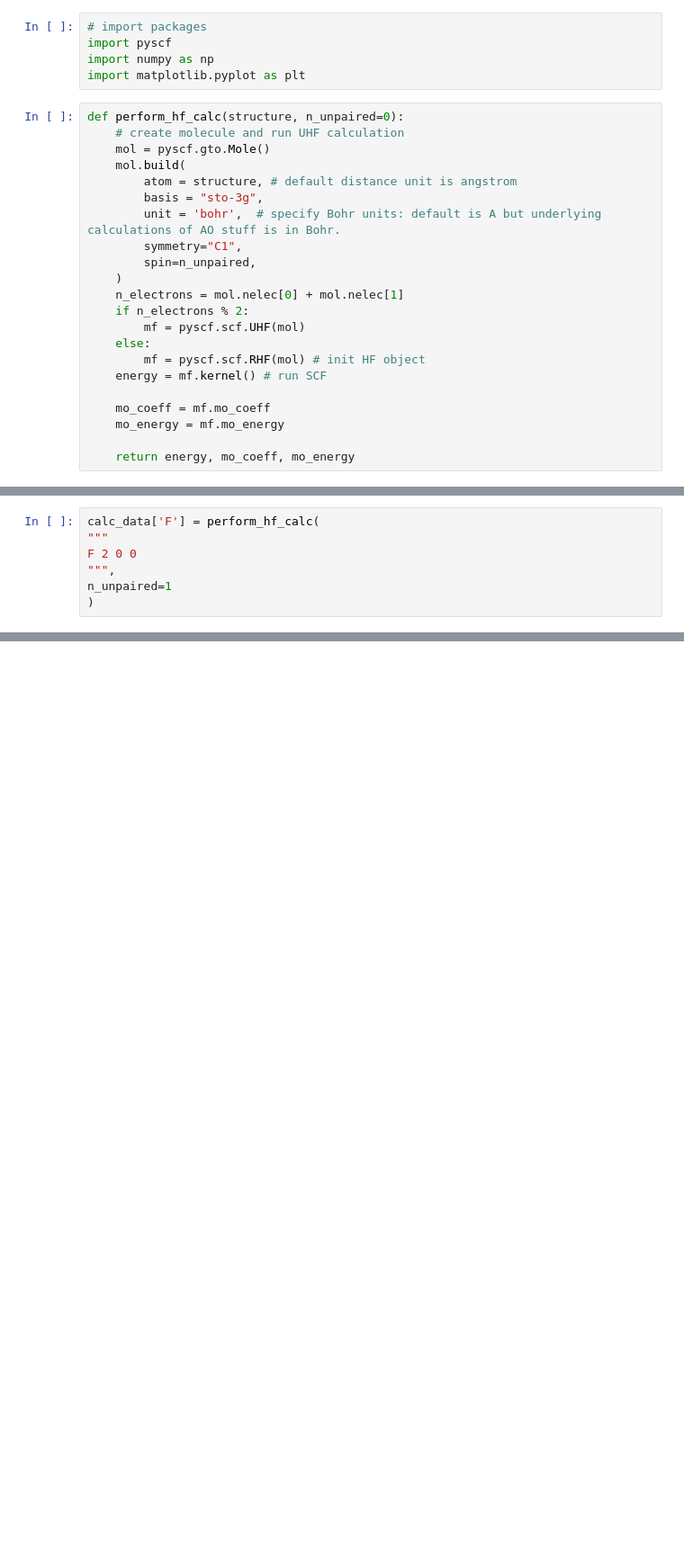
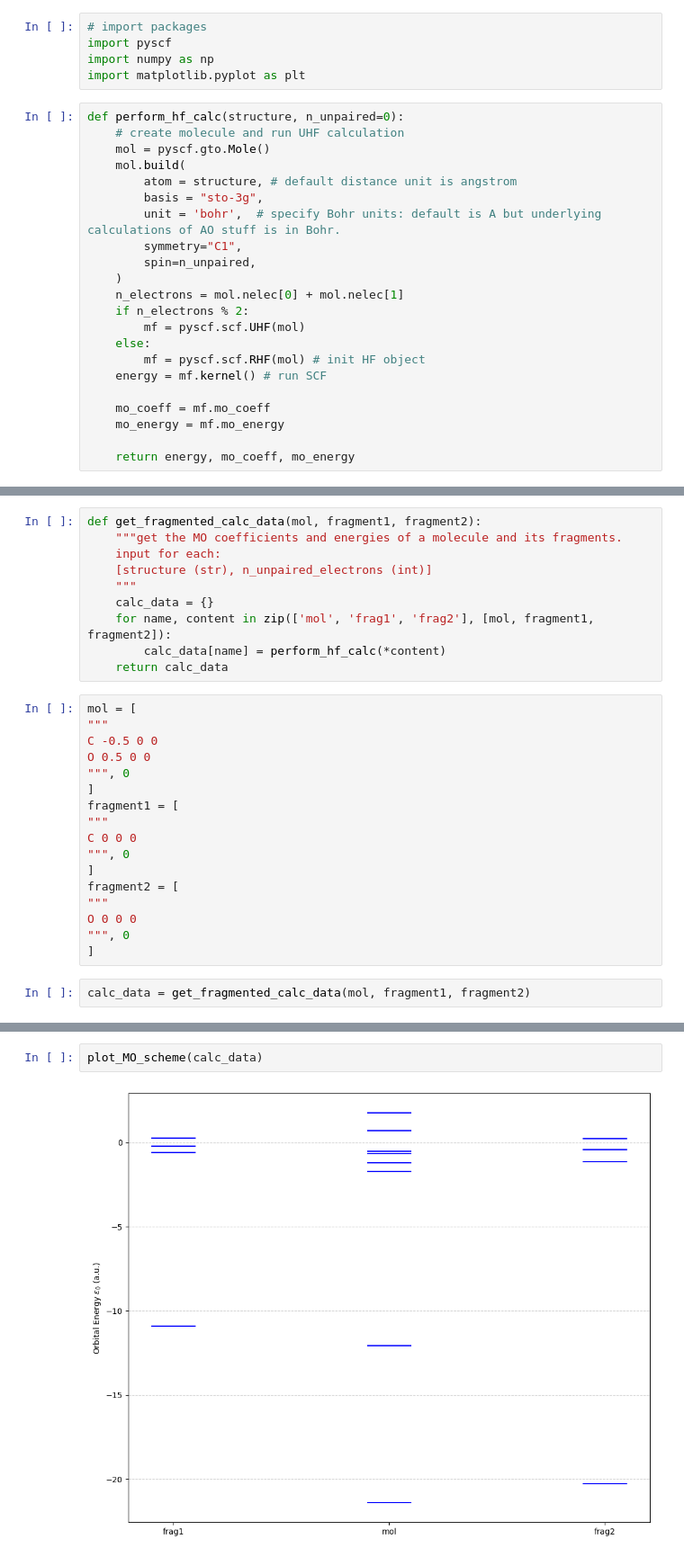
Before and after one commit to GQCG-edu/bootcamp, a Jupyter notebook: tutorials/MO_scheme_visualisation.ipynb, the cells around one changed output, grey strips where cells are left out. Shown: that part at 90% size. Cells and saved outputs as stored; diff of their text form; blank space fills up the shorter version.

Commit message:
clean up MO scheme code and add electron density visualisation also

```diff
--- a/tutorials/MO_scheme_visualisation.ipynb
+++ b/tutorials/MO_scheme_visualisation.ipynb
@@ -48,7 +27,0 @@ converged SCF energy = -0.466581849557275  <S^2> = 0.75  2S+1 = 2
-# %%
-calc_data['F'] = perform_hf_calc(
-"""
-F 2 0 0
-""",
-n_unpaired=1
-)
@@ -87,0 +28,29 @@ array([[[1.]],
+# %%
+def get_fragmented_calc_data(mol, fragment1, fragment2):
+    """get the MO coefficients and energies of a molecule and its fragments.
+    input for each:
+    [structure (str), n_unpaired_electrons (int)]
+    """
+    calc_data = {}
+    for name, content in zip(['mol', 'frag1', 'frag2'], [mol, fragment1, fragment2]):
+        calc_data[name] = perform_hf_calc(*content)
+    return calc_data
+# %%
+mol = [
+"""
+C -0.5 0 0
+O 0.5 0 0
+""", 0
+]
+fragment1 = [
+"""
+C 0 0 0
+""", 0
+]
+fragment2 = [
+"""
+O 0 0 0
+""", 0
+]
+# %%
+calc_data = get_fragmented_calc_data(mol, fragment1, fragment2)
@@ -140,0 +108,4 @@ plt.show()
+# %%
+plot_MO_scheme(calc_data)
+# %% [output]
+[figure, added]
```
Also changed, not shown: parts of 14 cells of this notebook.
